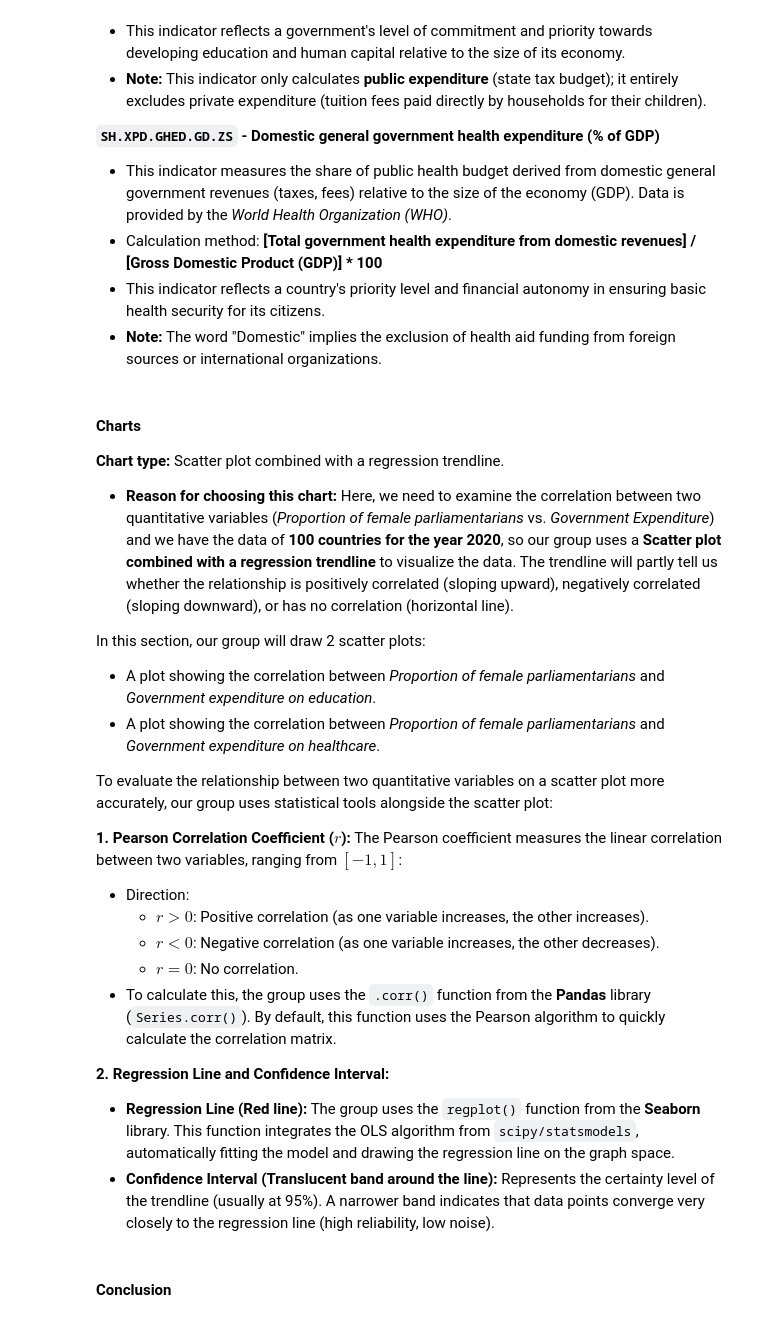
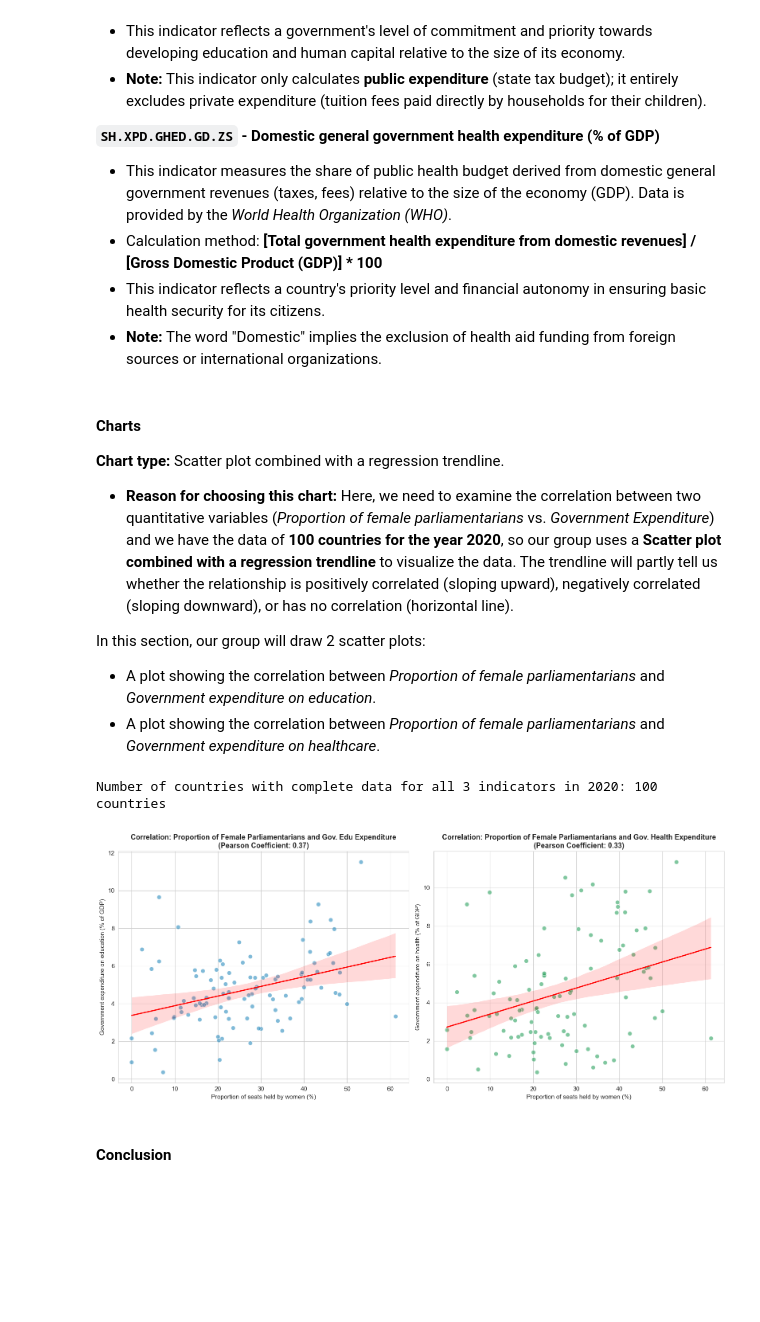
Before and after one commit to n3sfan/DataVis-Lab2, a Jupyter notebook: Notebook/All.ipynb, the cells around one changed output. Drawn from its saved outputs; the diff is of its cells as text; code cells hidden in the pictures; blank space fills up the shorter version.

```diff
--- a/Notebook/All.ipynb
+++ b/Notebook/All.ipynb
@@ -2139,9 +2141,9 @@ Combining a spatial perspective (global map) and a temporal perspective (24-year
 **Chart 2: Line chart, color-coded by country**
 - **Reason for choosing this chart:** After examining the overall spatial picture, we used a **multi-line chart** to go into the detail. This chart helps compare the rate of change (slope) over 24 years for six representative countries across different continents.
 # %%
-# 1. Đọc dữ liệu
-DATA_PATH = 'data3/dataset.csv' # Nhớ đổi lại đường dẫn nếu cần
-df_raw = pd.read_csv(DATA_PATH, encoding='utf-8-sig')
+# # 1. Đọc dữ liệu
+# DATA_PATH = 'data3/dataset.csv' # Nhớ đổi lại đường dẫn nếu cần
+# df_raw = pd.read_csv(DATA_PATH, encoding='utf-8-sig')
 
 # 2. Xử lý dữ liệu định dạng Wide to Long cho toàn cầu
 year_cols =[c for c in df_raw.columns if c.startswith('20') and c.endswith(']')]
@@ -2158,3 +2160,14 @@ parl_long['Value'] = pd.to_numeric(parl_long['Value'], errors='coerce')
 # 3. Lọc riêng dữ liệu cho 6 quốc gia Case Study (Line Chart)
 SELECTED_COUNTRIES = ['RWA', 'NGA', 'SWE', 'USA', 'VNM', 'JPN']
 parl_case_study = parl_long[(parl_long['Country Code'].isin(SELECTED_COUNTRIES)) & (parl_long['Year'] <= 2024)].copy()
+
+parl_clean = parl_case_study.copy()
+parl_with_data = parl_clean.dropna(subset=['Value']).copy()
+
+# print(f"Number of valid values: {len(parl_with_data)}")
+# print(f"Years with data: {sorted(parl_with_data['Year'].unique())}")
+# print(f"Number of missing values (years/countries): {parl_clean['Value'].isna().sum()}")
+
+
+# find missing values
+parl_clean[parl_clean['Value'].isna()]
@@ -2309,20 +2314,6 @@ The trendline will partly tell us whether the relationship is positively correla
 In this section, our group will draw 2 scatter plots:
 * A plot showing the correlation between *Proportion of female parliamentarians* and *Government expenditure on education*.
 * A plot showing the correlation between *Proportion of female parliamentarians* and *Government expenditure on healthcare*.
-
-To evaluate the relationship between two quantitative variables on a scatter plot more accurately, our group uses statistical tools alongside the scatter plot:
-
-**1. Pearson Correlation Coefficient ($r$):**
-The Pearson coefficient measures the linear correlation between two variables, ranging from $[-1, 1]$:
-* Direction:
-  * $r > 0$: Positive correlation (as one variable increases, the other increases).
-  * $r < 0$: Negative correlation (as one variable increases, the other decreases).
-  * $r = 0$: No correlation.
-* To calculate this, the group uses the `.corr()` function from the **Pandas** library (`Series.corr()`). By default, this function uses the Pearson algorithm to quickly calculate the correlation matrix.
-
-**2. Regression Line and Confidence Interval:**
-* **Regression Line (Red line):** The group uses the `regplot()` function from the **Seaborn** library. This function integrates the OLS algorithm from `scipy/statsmodels`, automatically fitting the model and drawing the regression line on the graph space.
-* **Confidence Interval (Translucent band around the line):** Represents the certainty level of the trendline (usually at 95%). A narrower band indicates that data points converge very closely to the regression line (high reliability, low noise).
 # %%
 # 1. Declare the list of necessary indicators
 INDICATORS = {
@@ -2360,66 +2351,36 @@ corr_clean = pivot_df.dropna(subset=['Women_in_Parliament', 'Edu_Expenditure', '
 print(f"Number of countries with complete data for all 3 indicators in 2020: {len(corr_clean)} countries")
 corr_clean.head()
 
 # === CHART 2: SCATTER PLOT & REGRESSION LINE ===
 plt.figure(figsize=(16, 7))
 
 # Calculate Pearson correlation coefficient
 corr_edu = corr_clean['Women_in_Parliament'].corr(corr_clean['Edu_Expenditure'])
 corr_health = corr_clean['Women_in_Parliament'].corr(corr_clean['Health_Expenditure'])
 
 # Plot 1: Correlation with Education
 plt.subplot(1, 2, 1)
 sns.regplot(data=corr_clean, x='Women_in_Parliament', y='Edu_Expenditure',
             scatter_kws={'alpha':0.6, 'color':'#2b8cbe', 'edgecolor':'w', 's':60},
             line_kws={'color':'red', 'linewidth':2})
 plt.title(f'Correlation: Proportion of Female Parliamentarians and Gov. Edu Expenditure\n(Pearson Coefficient: {corr_edu:.2f})', fontsize=13, fontweight='bold')
 plt.xlabel('Proportion of seats held by women (%)')
 plt.ylabel('Government expenditure on education (% of GDP)')
 
 # Plot 2: Correlation with Healthcare
 plt.subplot(1, 2, 2)
 sns.regplot(data=corr_clean, x='Women_in_Parliament', y='Health_Expenditure',
             scatter_kws={'alpha':0.6, 'color':'#2ca25f', 'edgecolor':'w', 's':60},
             line_kws={'color':'red', 'linewidth':2})
 plt.title(f'Correlation: Proportion of Female Parliamentarians and Gov. Health Expenditure\n(Pearson Coefficient: {corr_health:.2f})', fontsize=13, fontweight='bold')
 plt.xlabel('Proportion of seats held by women (%)')
 plt.ylabel('Government expenditure on health (% of GDP)')
 
 plt.tight_layout()
 plt.show()
-
-# === CHART 2.1: BINNED BOX PLOTS (DYNAMIZING CORRELATION) ===
-import matplotlib.pyplot as plt
-import seaborn as sns
-import pandas as pd
-
-# Binning 'Women_in_Parliament' into 10% ranges (0-10, 10-20, ..., 50%+)
-bins = [0, 10, 20, 30, 40, 50, 100]
-labels = ['0-10%', '10-20%', '20-30%', '30-40%', '40-50%', '50%+']
-corr_clean['Women_Bin'] = pd.cut(corr_clean['Women_in_Parliament'], bins=bins, labels=labels)
-
-plt.figure(figsize=(16, 8))
-
-# Plot 1: Education Expenditure Distribution by Bin
-plt.subplot(1, 2, 1)
-sns.boxplot(data=corr_clean, x='Women_Bin', y='Edu_Expenditure', palette='GnBu', showfliers=False)
-sns.stripplot(data=corr_clean, x='Women_Bin', y='Edu_Expenditure', color='black', alpha=0.3, size=4, jitter=True)
-plt.title('Education Spending Trends by Parliamentary Bins', fontsize=14, fontweight='bold', pad=15)
-plt.xlabel('Proportion of seats held by women (%)', fontsize=11)
-plt.ylabel('Gov. expenditure on education (% of GDP)', fontsize=11)
-plt.grid(axis='y', linestyle='--', alpha=0.4)
-
-# Plot 2: Healthcare Expenditure Distribution by Bin
-plt.subplot(1, 2, 2)
-sns.boxplot(data=corr_clean, x='Women_Bin', y='Health_Expenditure', palette='YlGn', showfliers=False)
-sns.stripplot(data=corr_clean, x='Women_Bin', y='Health_Expenditure', color='black', alpha=0.3, size=4, jitter=True)
-plt.title('Health Spending Trends by Parliamentary Bins', fontsize=14, fontweight='bold', pad=15)
-plt.xlabel('Proportion of seats held by women (%)', fontsize=11)
-plt.ylabel('Gov. expenditure on healthcare (% of GDP)', fontsize=11)
-plt.grid(axis='y', linestyle='--', alpha=0.4)
-
-plt.tight_layout()
-plt.show()
+# %% [output]
+Number of countries with complete data for all 3 indicators in 2020: 100 countries
+[figure, added]
 # %% [markdown]
 #### Conclusion
 # %% [markdown]
```
Also changed, not shown: parts of 7 cells of this notebook.
